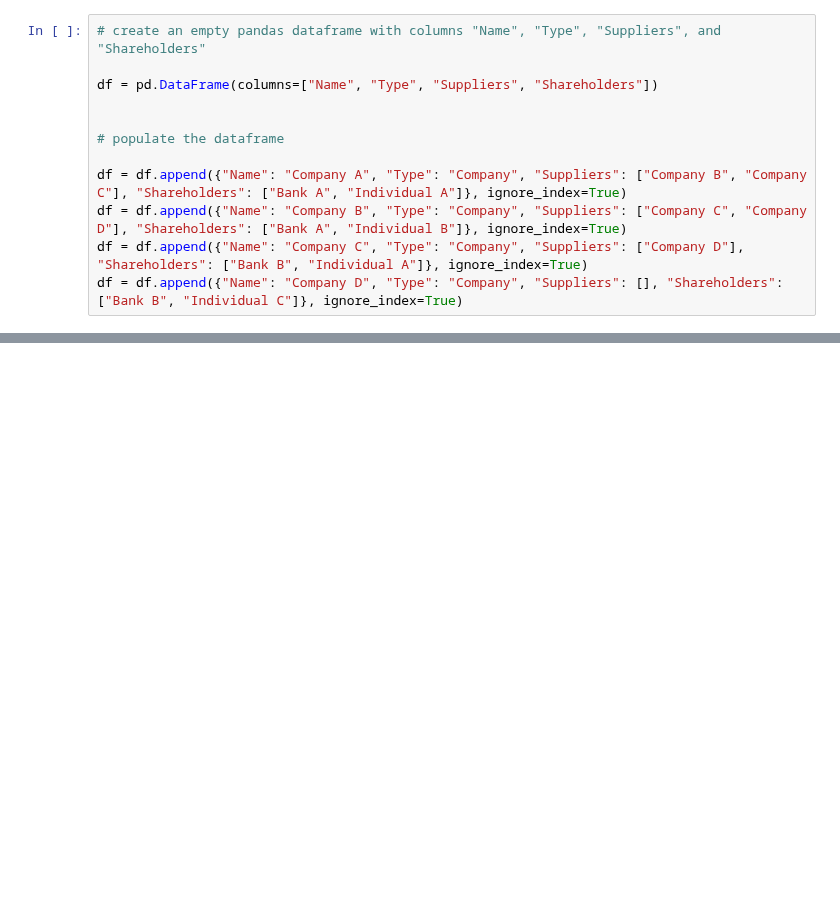
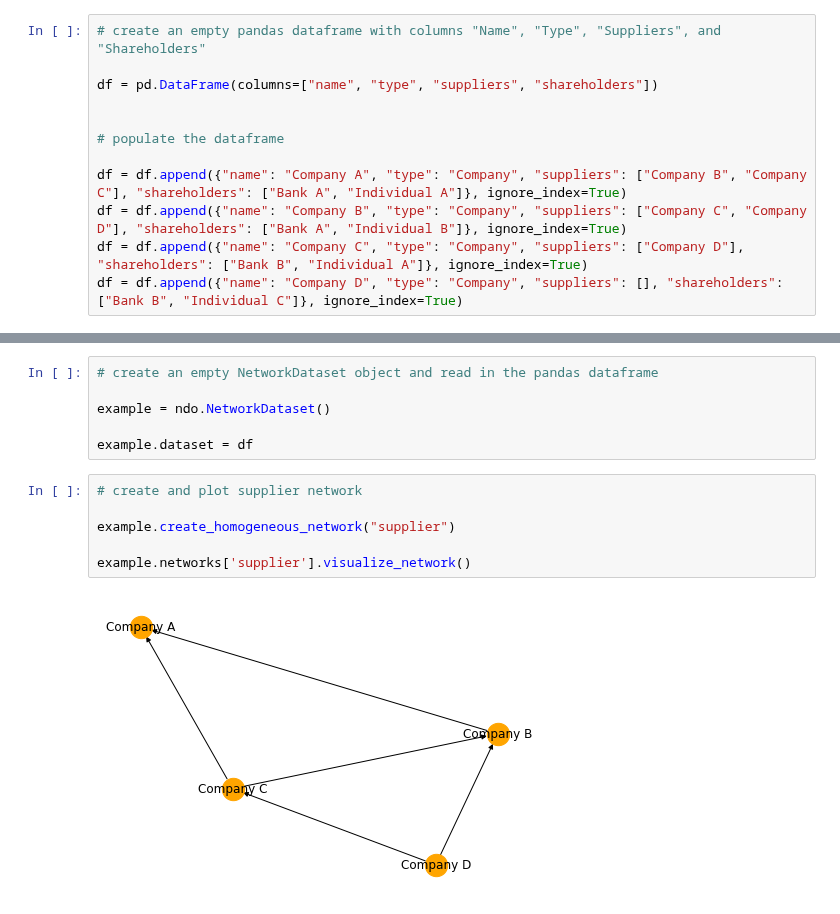
Before and after one commit to LFesser97/Predoc, a Jupyter notebook: network_analysis/network_analysis_examples.ipynb, the cells around one changed output, grey strips where cells are left out. Cells and saved outputs as stored; diff of their text form; blank space fills up the shorter version.

```diff
--- a/network_analysis/network_analysis_examples.ipynb
+++ b/network_analysis/network_analysis_examples.ipynb
@@ -19,12 +26,12 @@ import pandas as pd
 # %%
 # create an empty pandas dataframe with columns "Name", "Type", "Suppliers", and "Shareholders"
 
-df = pd.DataFrame(columns=["Name", "Type", "Suppliers", "Shareholders"])
+df = pd.DataFrame(columns=["name", "type", "suppliers", "shareholders"])
 
 
 # populate the dataframe
 
-df = df.append({"Name": "Company A", "Type": "Company", "Suppliers": ["Company B", "Company C"], "Shareholders": ["Bank A", "Individual A"]}, ignore_index=True)
-df = df.append({"Name": "Company B", "Type": "Company", "Suppliers": ["Company C", "Company D"], "Shareholders": ["Bank A", "Individual B"]}, ignore_index=True)
-df = df.append({"Name": "Company C", "Type": "Company", "Suppliers": ["Company D"], "Shareholders": ["Bank B", "Individual A"]}, ignore_index=True)
-df = df.append({"Name": "Company D", "Type": "Company", "Suppliers": [], "Shareholders": ["Bank B", "Individual C"]}, ignore_index=True)
+df = df.append({"name": "Company A", "type": "Company", "suppliers": ["Company B", "Company C"], "shareholders": ["Bank A", "Individual A"]}, ignore_index=True)
+df = df.append({"name": "Company B", "type": "Company", "suppliers": ["Company C", "Company D"], "shareholders": ["Bank A", "Individual B"]}, ignore_index=True)
+df = df.append({"name": "Company C", "type": "Company", "suppliers": ["Company D"], "shareholders": ["Bank B", "Individual A"]}, ignore_index=True)
+df = df.append({"name": "Company D", "type": "Company", "suppliers": [], "shareholders": ["Bank B", "Individual C"]}, ignore_index=True)
@@ -115,0 +46,14 @@ plt.show()
+# %%
+# create an empty NetworkDataset object and read in the pandas dataframe
+
+example = ndo.NetworkDataset()
+
+example.dataset = df
+# %%
+# create and plot supplier network
+
+example.create_homogeneous_network("supplier")
+
+example.networks['supplier'].visualize_network()
+# %% [output]
+[figure, added]
```
Also changed, not shown: parts of 10 cells of this notebook, 14 other files.
